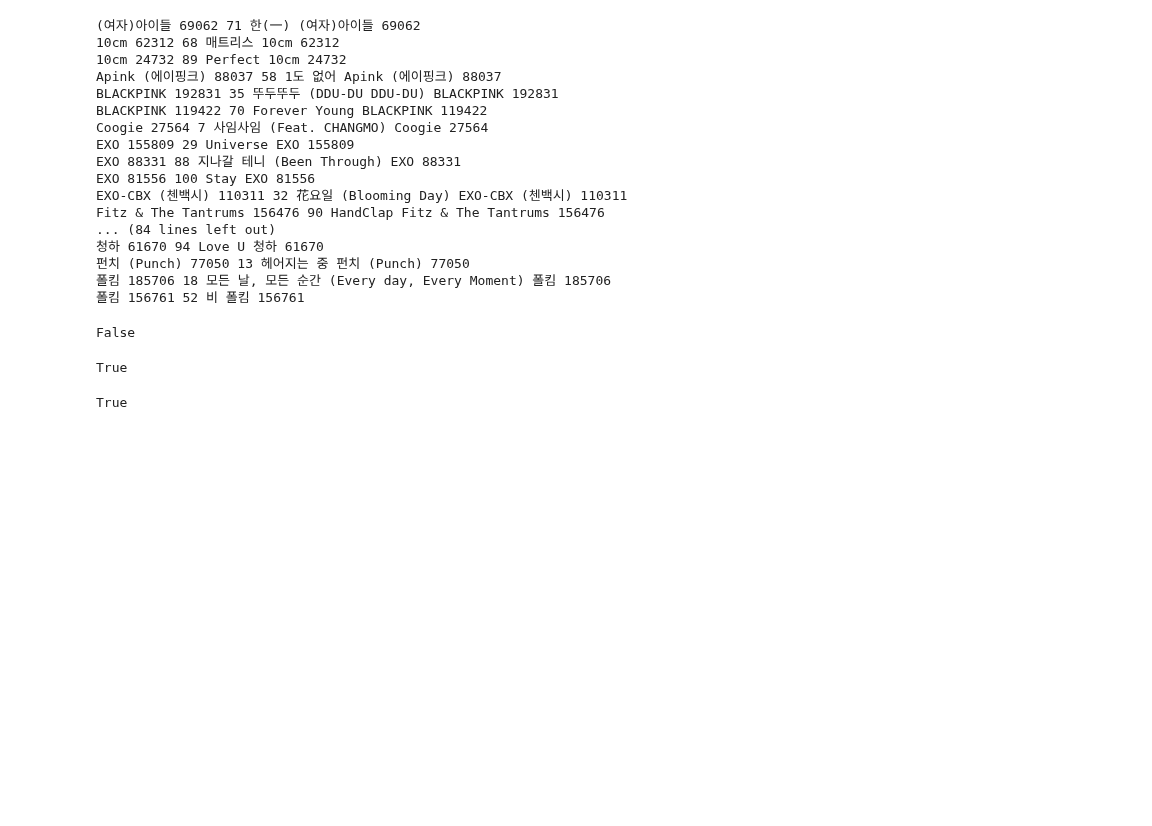
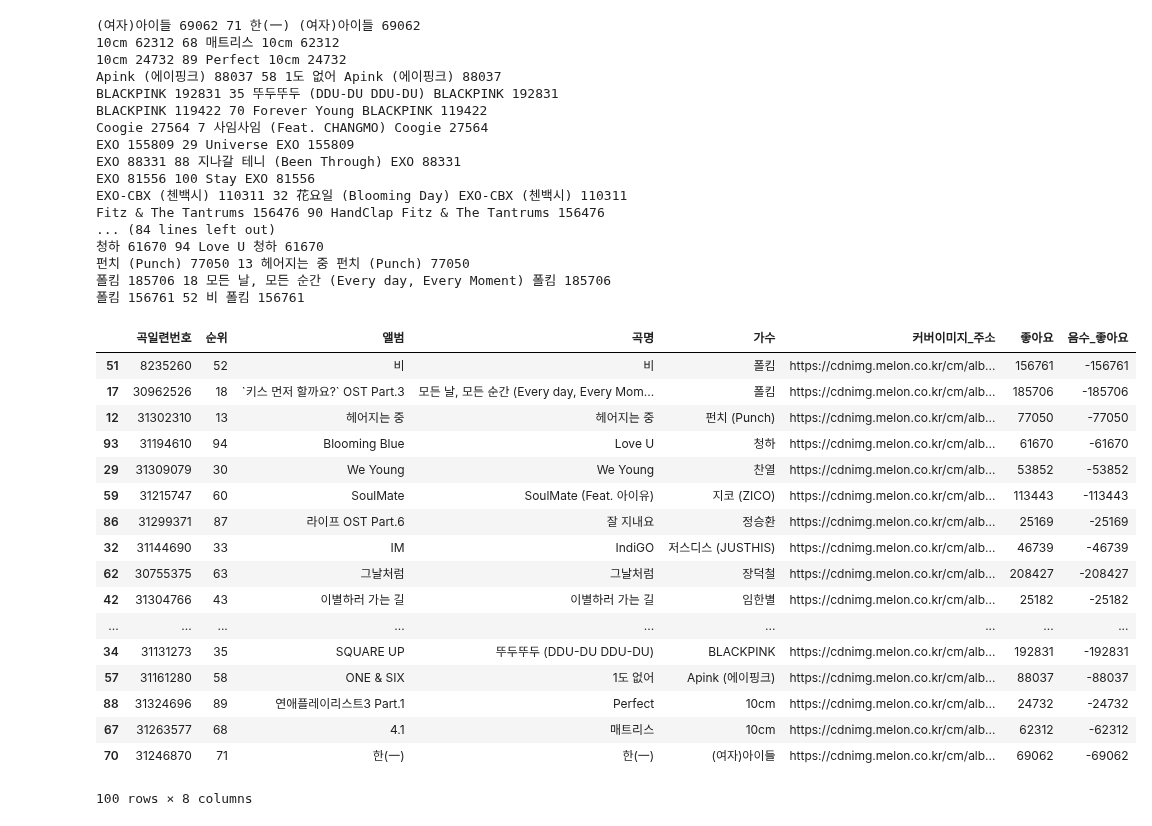
Before and after one commit to CodingSta/demo-ls-201903-python, a Jupyter notebook: Python2.ipynb, the cells around one changed output. Cells and saved outputs as stored; diff of their text form; code cells hidden in the pictures; blank space fills up the shorter version.

```diff
--- a/Python2.ipynb
+++ b/Python2.ipynb
@@ -1437,15 +1437,29 @@ Fitz & The Tantrums 156476 90 HandClap Fitz & The Tantrums 156476
 펀치 (Punch) 77050 13 헤어지는 중 펀치 (Punch) 77050
 폴킴 185706 18 모든 날, 모든 순간 (Every day, Every Moment) 폴킴 185706
 폴킴 156761 52 비 폴킴 156761
-# %%
-10 < 9
-# %% [output]
-False
-# %%
-'10' < '9'
-# %% [output]
-True
-# %%
-['1', '0'] < ['9']
-# %% [output]
-True
+# %%
+df = pd.DataFrame(멜론_TOP100_리스트)
+# %%
+df['좋아요'] = df['좋아요'].astype(int)
+df['음수_좋아요'] = df['좋아요'] * -1
+# %%
+df.sort_values(['가수', '음수_좋아요'], ascending=False)
+# %% [output]
+|  | 곡일련번호 | 순위 | 앨범 | 곡명 | 가수 | 커버이미지_주소 | 좋아요 | 음수_좋아요 |
+| 51 | 8235260 | 52 | 비 | 비 | 폴킴 | https://cdnimg.melon.co.kr/cm/alb... | 156761 | -156761 |
+| 17 | 30962526 | 18 | `키스 먼저 할까요?` OST Part.3 | 모든 날, 모든 순간 (Every day, Every Mom... | 폴킴 | https://cdnimg.melon.co.kr/cm/alb... | 185706 | -185706 |
+| 12 | 31302310 | 13 | 헤어지는 중 | 헤어지는 중 | 펀치 (Punch) | https://cdnimg.melon.co.kr/cm/alb... | 77050 | -77050 |
+| 93 | 31194610 | 94 | Blooming Blue | Love U | 청하 | https://cdnimg.melon.co.kr/cm/alb... | 61670 | -61670 |
+| 29 | 31309079 | 30 | We Young | We Young | 찬열 | https://cdnimg.melon.co.kr/cm/alb... | 53852 | -53852 |
+| 59 | 31215747 | 60 | SoulMate | SoulMate (Feat. 아이유) | 지코 (ZICO) | https://cdnimg.melon.co.kr/cm/alb... | 113443 | -113443 |
+| 86 | 31299371 | 87 | 라이프 OST Part.6 | 잘 지내요 | 정승환 | https://cdnimg.melon.co.kr/cm/alb... | 25169 | -25169 |
+| 32 | 31144690 | 33 | IM | IndiGO | 저스디스 (JUSTHIS) | https://cdnimg.melon.co.kr/cm/alb... | 46739 | -46739 |
+| 62 | 30755375 | 63 | 그날처럼 | 그날처럼 | 장덕철 | https://cdnimg.melon.co.kr/cm/alb... | 208427 | -208427 |
+| 42 | 31304766 | 43 | 이별하러 가는 길 | 이별하러 가는 길 | 임한별 | https://cdnimg.melon.co.kr/cm/alb... | 25182 | -25182 |
+| ... | ... | ... | ... | ... | ... | ... | ... | ... |
+| 34 | 31131273 | 35 | SQUARE UP | 뚜두뚜두 (DDU-DU DDU-DU) | BLACKPINK | https://cdnimg.melon.co.kr/cm/alb... | 192831 | -192831 |
+| 57 | 31161280 | 58 | ONE & SIX | 1도 없어 | Apink (에이핑크) | https://cdnimg.melon.co.kr/cm/alb... | 88037 | -88037 |
+| 88 | 31324696 | 89 | 연애플레이리스트3 Part.1 | Perfect | 10cm | https://cdnimg.melon.co.kr/cm/alb... | 24732 | -24732 |
+| 67 | 31263577 | 68 | 4.1 | 매트리스 | 10cm | https://cdnimg.melon.co.kr/cm/alb... | 62312 | -62312 |
+| 70 | 31246870 | 71 | 한(一) | 한(一) | (여자)아이들 | https://cdnimg.melon.co.kr/cm/alb... | 69062 | -69062 |
+100 rows × 8 columns
```
Also changed, not shown: parts of 1 cell of this notebook.
